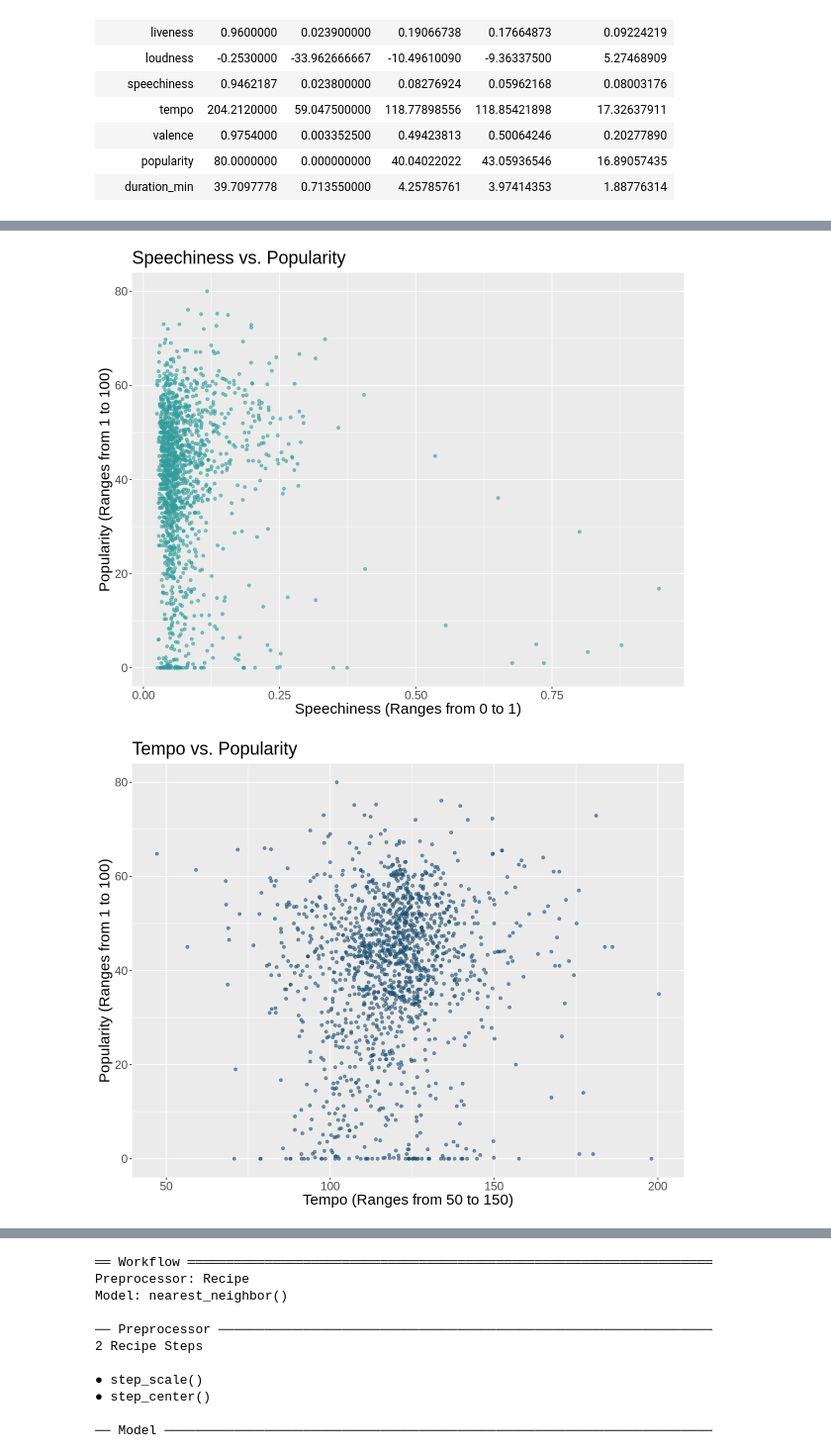
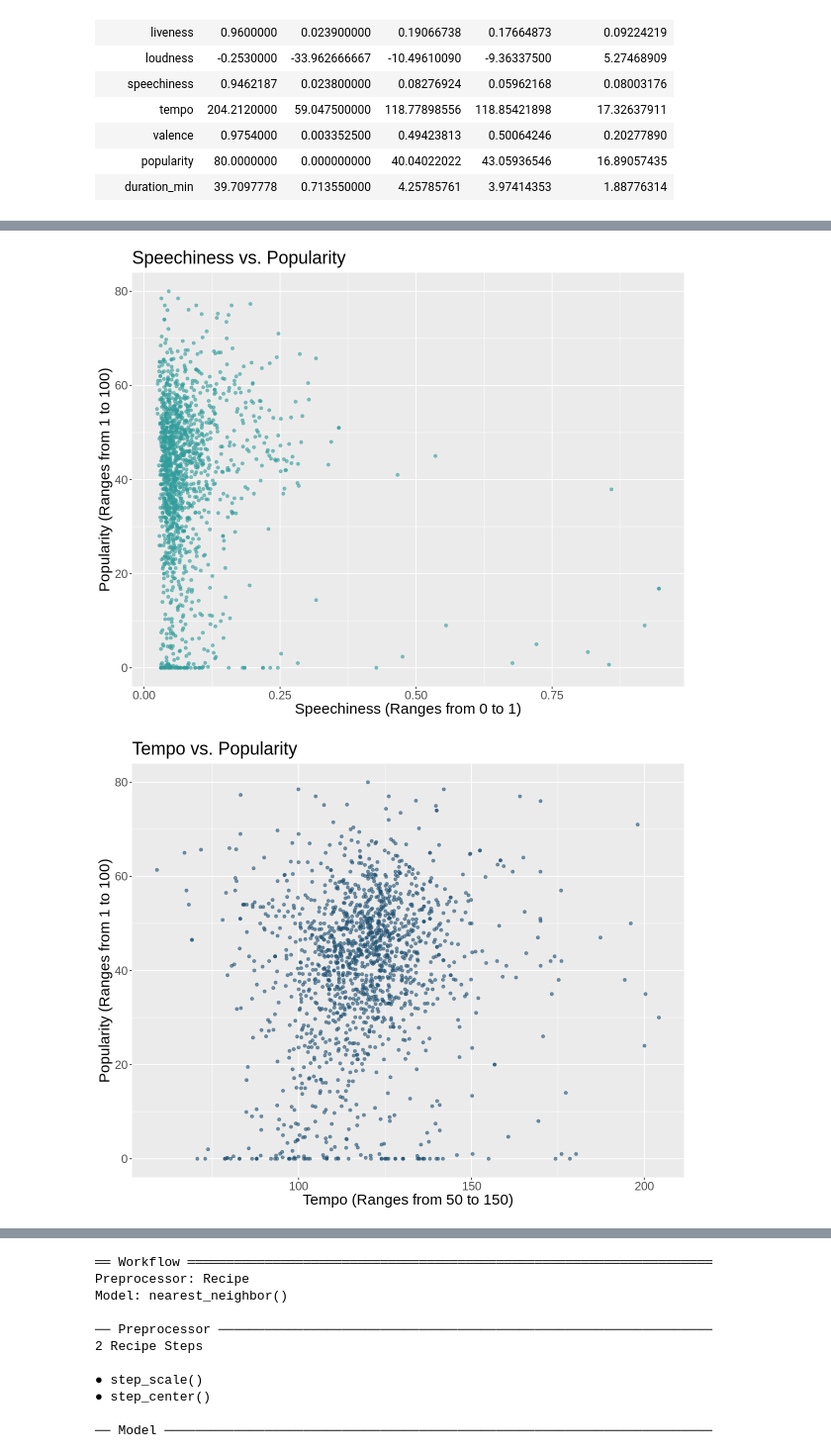
Before and after one commit to paulh777/dsci100prj, a Jupyter notebook: proposal/project.ipynb, the cells around one changed output, grey strips where cells are left out. Shown at 99% size. Saved outputs shown, nothing was run; the diff lists cells and outputs as text; code cells hidden in the pictures.

```diff
--- a/proposal/project.ipynb
+++ b/proposal/project.ipynb
@@ -164,17 +157,17 @@ popularity_cat = popularity_data%>%
 
 options(repr.plot.width=10, repr.plot.height=8)
 
-duration_plot <- ggplot(popularity_training, aes(x = duration_ms, y = popularity)) +
+duration_plot <- ggplot(popularity_num2, aes(x = duration_min, y = popularity)) +
     geom_point(alpha=0.6, colour="#205072") +
     labs(
-        x="Duration (ms, ranging from 200k to 300k)",
+        x="Duration (Minutes)",
         y= "Popularity (Ranges from 1 to 100)",
         title= "Duration vs. Popularity"
         ) + theme(text = element_text(size = 18))
 
 duration_plot #clear outlier (may need to delete)
 
-liveness_plot <- ggplot(popularity_training, aes(x = liveness, y = popularity)) +
+liveness_plot <- ggplot(popularity_num2, aes(x = liveness, y = popularity)) +
     geom_point(alpha=0.6, colour="#329D9C") +
     labs(
         x="Liveness (Ranges from 0 to 1)",
@@ -184,7 +177,7 @@ liveness_plot <- ggplot(popularity_training, aes(x = liveness, y = popularity))
 
 liveness_plot
 
-loudness_plot <- ggplot(popularity_training, aes(x = loudness, y = popularity)) +
+loudness_plot <- ggplot(popularity_num2, aes(x = loudness, y = popularity)) +
     geom_point(alpha=0.6, colour="#56C596") +
     labs(
         x="Loudness (Ranges from -60 to 0)",
@@ -194,7 +187,7 @@ loudness_plot <- ggplot(popularity_training, aes(x = loudness, y = popularity))
 
 loudness_plot
 
-speechiness_plot <- ggplot(popularity_training, aes(x = speechiness, y = popularity)) +
+speechiness_plot <- ggplot(popularity_num2, aes(x = speechiness, y = popularity)) +
     geom_point(alpha=0.6, colour="#329D9C") +
     labs(
         x="Speechiness (Ranges from 0 to 1)",
@@ -204,7 +197,7 @@ speechiness_plot <- ggplot(popularity_training, aes(x = speechiness, y = popular
 
 speechiness_plot
 
-tempo_plot <- ggplot(popularity_training, aes(x = tempo, y = popularity)) +
+tempo_plot <- ggplot(popularity_num2, aes(x = tempo, y = popularity)) +
     geom_point(alpha=0.6, colour="#205072") +
     labs(
         x="Tempo (Ranges from 50 to 150)",
@@ -214,7 +207,7 @@ tempo_plot <- ggplot(popularity_training, aes(x = tempo, y = popularity)) +
 
 tempo_plot
 
-energy_plot <- ggplot(popularity_training, aes(x = energy, y = popularity)) +
+energy_plot <- ggplot(popularity_num2, aes(x = energy, y = popularity)) +
     geom_point(alpha=0.6, colour="#fe8a71") +
     labs(
         x="Energy (Ranges from 0 to 1)",
@@ -224,7 +217,7 @@ energy_plot <- ggplot(popularity_training, aes(x = energy, y = popularity)) +
 
 energy_plot
 
-acousticness_plot <- ggplot(popularity_training, aes(x = acousticness, y = popularity)) +
+acousticness_plot <- ggplot(popularity_num2, aes(x = acousticness, y = popularity)) +
     geom_point(alpha=0.6, colour="#ee4035") +
     labs(
         x="Acousticness (Ranges from 0 to 1)",
@@ -234,7 +227,7 @@ acousticness_plot <- ggplot(popularity_training, aes(x = acousticness, y = popul
 
 acousticness_plot
 
-danceability_plot <- ggplot(popularity_training, aes(x = danceability, y = popularity)) +
+danceability_plot <- ggplot(popularity_num2, aes(x = danceability, y = popularity)) +
     geom_point(alpha=0.6, colour="#3da4ab") +
     labs(
         x="Danceability (Ranges from 0 to 1)",
@@ -244,7 +237,7 @@ danceability_plot <- ggplot(popularity_training, aes(x = danceability, y = popul
 
 danceability_plot
 
-instrumentalness_plot <- ggplot(popularity_training, aes(x = instrumentalness, y = popularity)) +
+instrumentalness_plot <- ggplot(popularity_num2, aes(x = instrumentalness, y = popularity)) +
     geom_point(alpha=0.6, colour="#0e9aa7") +
     labs(
         x="Instrumentalness (Ranges from 0 to 1)",
@@ -254,7 +247,7 @@ instrumentalness_plot <- ggplot(popularity_training, aes(x = instrumentalness, y
 
 instrumentalness_plot
 
-valence_plot <- ggplot(popularity_training, aes(x = valence, y = popularity)) +
+valence_plot <- ggplot(popularity_num2, aes(x = valence, y = popularity)) +
     geom_point(alpha=0.6, colour="#4a4e4d") +
     labs(
         x="Valence (ranges from 0 to 1)",
@@ -280,2 +273,2 @@ pair_plot
-[figure, old version]
+[figure, new version]
-[figure, old version]
+[figure, new version]
```
Also changed, not shown: parts of 4 cells of this notebook.
